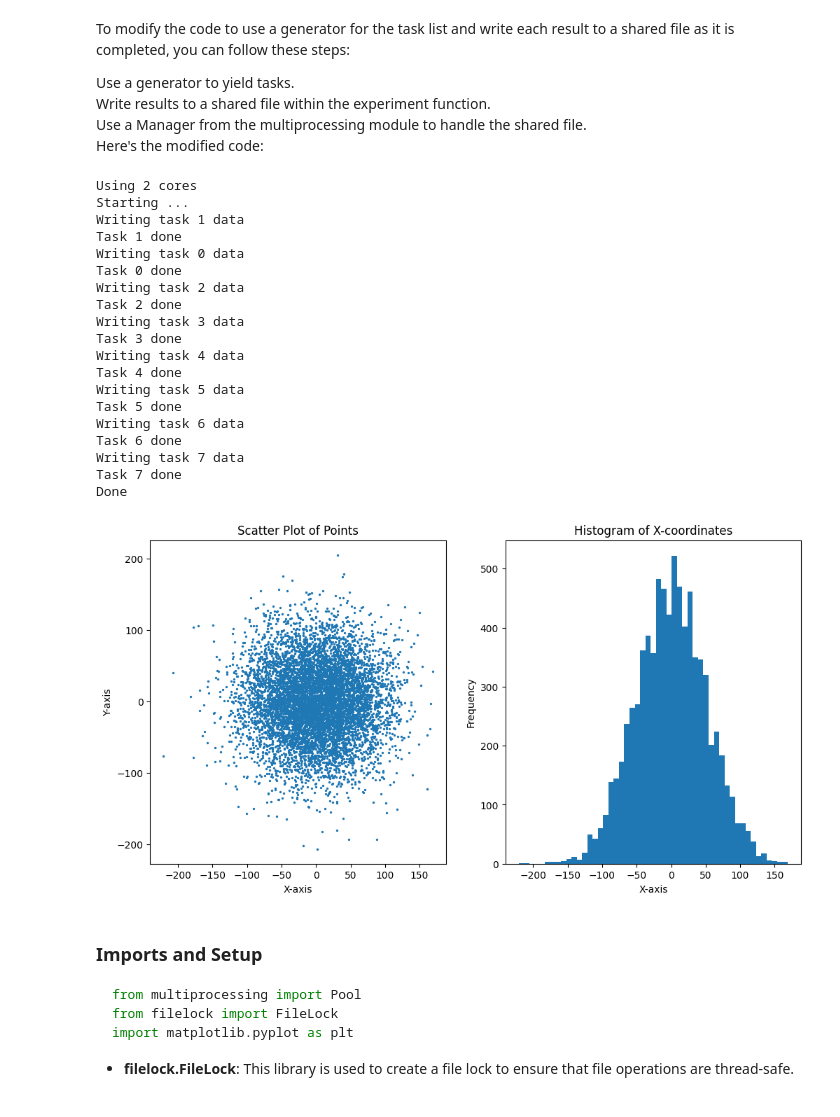
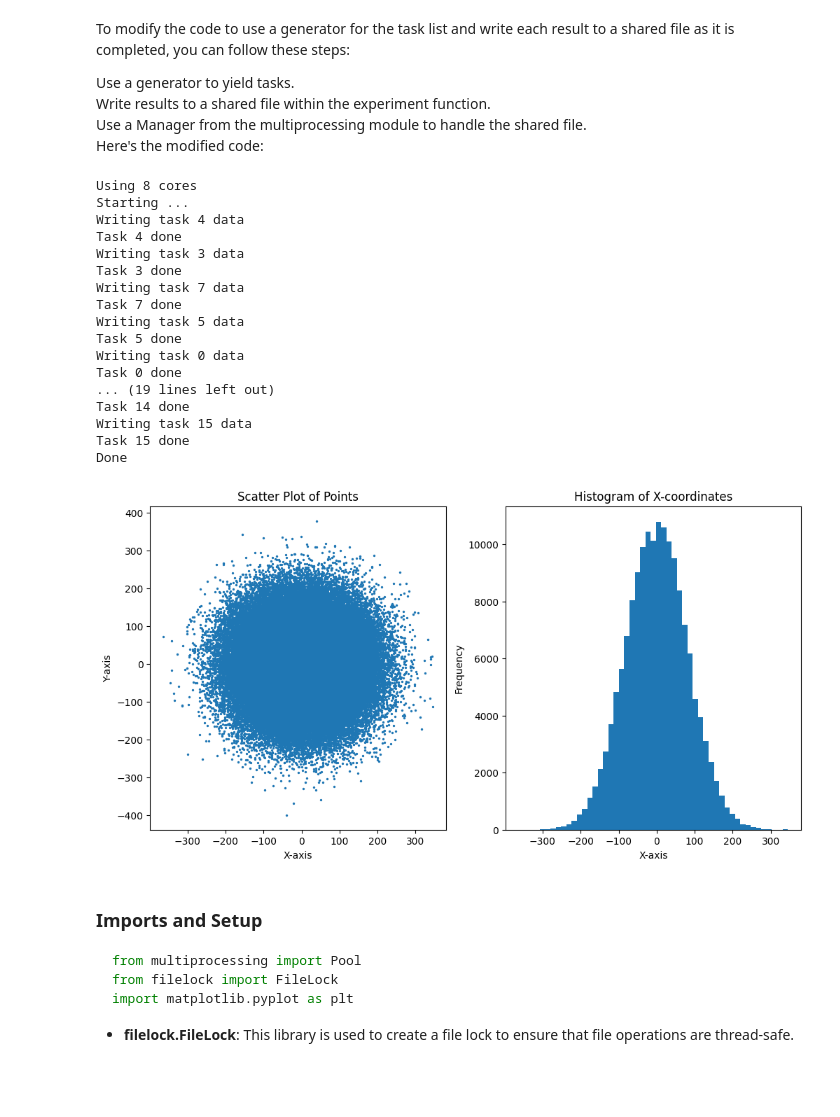
Before and after one commit to ricci-colasanti/Synthetic-Population-Generation, a Jupyter notebook: code/BrownianParalellel.ipynb, the cells around one changed output. Cells and saved outputs as stored; diff of their text form; code cells hidden in the pictures.

```diff
--- a/code/BrownianParalellel.ipynb
+++ b/code/BrownianParalellel.ipynb
@@ -43,10 +45,10 @@ def experiment(task):
     return [(a.x, a.y) for a in agents]
 # %%
 # Define the number of tasks
-num_tasks = 8
+num_tasks = 12
 # Create a list of tasks, each task is a tuple containing task_id, num_agents, and num_moves
-num_agents = 1000
-iterations = 4000
+num_agents = 10000
+iterations = 10000
 tasks = [
     (id, num_agents, iterations)  # Note passed as tuples Important
     for id in range(num_tasks)
@@ -227,10 +233,10 @@ def experiment(task):
 # Define a generator for tasks
 def task_generator(num_tasks, shared_file):
     for i in range(num_tasks):
-        yield (i, 1000, 4000, shared_file)
+        yield (i, 10000, 10000, shared_file)
 
 # Define the number of tasks and the shared file name
-num_tasks = 8
+num_tasks = 16
 shared_file = 'results.txt'
 
 # Ensure the shared file is empty before starting
@@ -260,49 +266,47 @@ points = []
 # Read the results from the shared file
 with open(shared_file, 'r') as f:
     for line in f:
         x, y = map(int, line.split())
         points.append((x, y))
 
 # Unzip the points into separate lists for x and y coordinates
 x_coords, y_coords = zip(*points)
 
 # Create a figure and a set of subplots
 fig, axs = plt.subplots(1, 2, figsize=(12, 6))
 
 # Scatter plot
 axs[0].scatter(x_coords, y_coords, s=2)
 axs[0].set_xlabel('X-axis')
 axs[0].set_ylabel('Y-axis')
 axs[0].set_title('Scatter Plot of Points')
 
 # Histogram
 axs[1].hist(x_coords, bins=51)
 axs[1].set_xlabel('X-axis')
 axs[1].set_ylabel('Frequency')
 axs[1].set_title('Histogram of X-coordinates')
 
 plt.show()
 # %% [output]
-Using 2 cores
+Using 8 cores
 Starting ...
-Writing task 1 data
-Task 1 done
+Writing task 4 data
+Task 4 done
+Writing task 3 data
+Task 3 done
+Writing task 7 data
+Task 7 done
+Writing task 5 data
+Task 5 done
 Writing task 0 data
 Task 0 done
-Writing task 2 data
-Task 2 done
-Writing task 3 data
-Task 3 done
-Writing task 4 data
-Task 4 done
-Writing task 5 data
-Task 5 done
-Writing task 6 data
-Task 6 done
-Writing task 7 data
-Task 7 done
+... (19 lines left out)
+Task 14 done
+Writing task 15 data
+Task 15 done
 Done
-[figure, old version]
+[figure, new version]
 # %% [markdown]
 
 ### Imports and Setup
```
Also changed, not shown: parts of 2 cells of this notebook.
